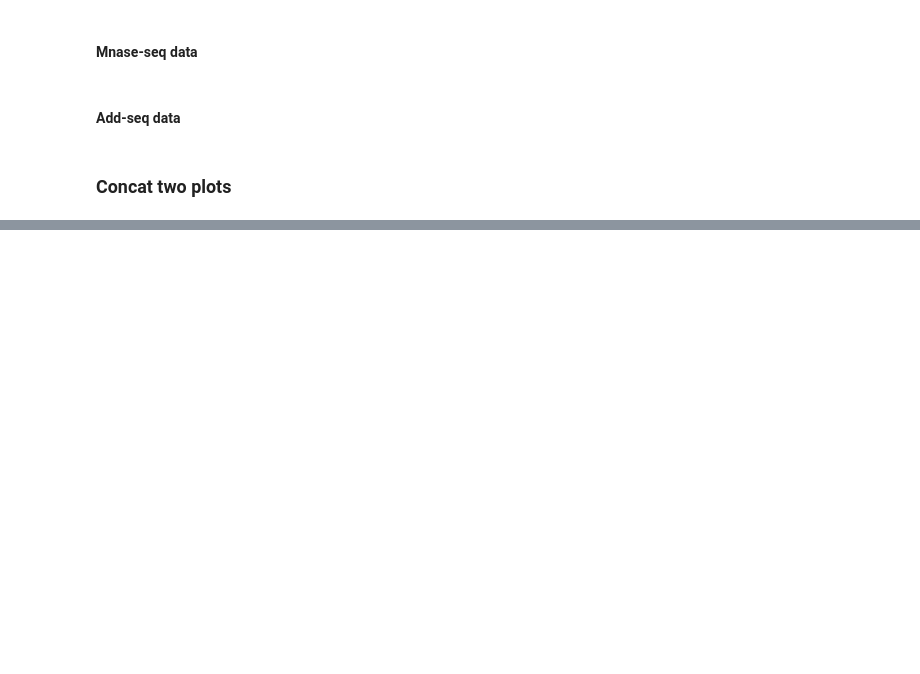
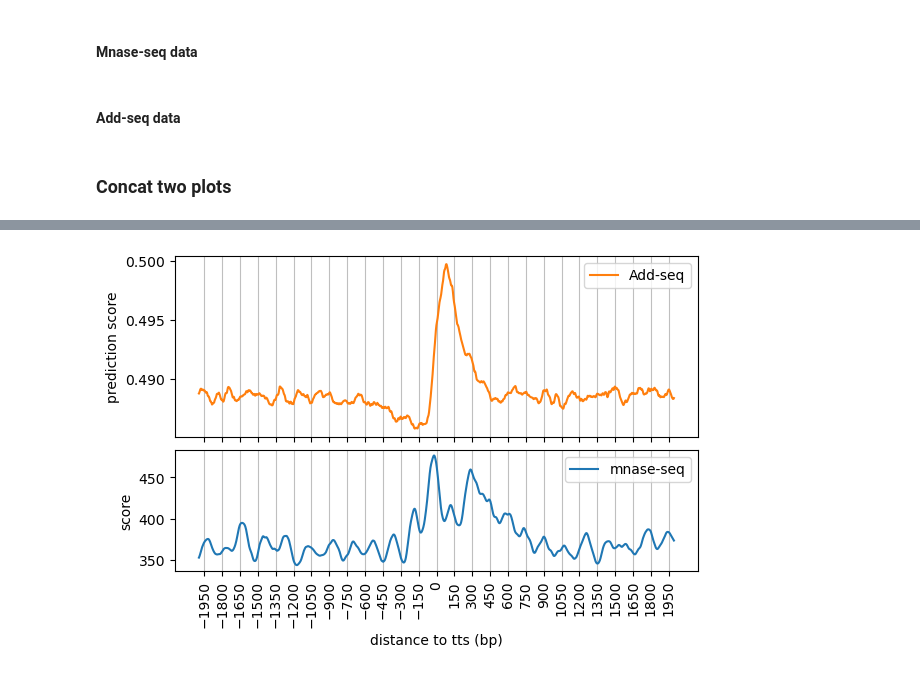
Before and after one commit to baigal628/addseq_manuscript, a Jupyter notebook: scripts/Figure4_neuralnetwork.ipynb, the cells around one changed output, grey strips where cells are left out. Drawn from its saved outputs; the diff is of its cells as text; code cells hidden in the pictures; blank space fills up the shorter version.

```diff
--- a/scripts/Figure4_neuralnetwork.ipynb
+++ b/scripts/Figure4_neuralnetwork.ipynb
@@ -215,45 +252,24 @@ xval22, yval22 = plotAggregate(pred = '../data/resnetv1_all_prediction.tsv', out
 # %%
-halfwindow = 2000
-space = 150
-f, (ax1, ax2) = plt.subplots(2, sharex='all', gridspec_kw={'height_ratios': [3, 2]}, figsize=(6,4), layout="constrained")
-
-color = 'tab:orange'
-ax1.set_ylabel('prediction score', color='black')
-ax1.plot(xval2, yval2, color=color, label = 'Add-seq')
-ax1.grid(alpha=0.8, axis = 'x')
-ax1.legend()
-color = 'tab:blue'
-ax2.set_ylabel('score', color='black')  # we already handled the x-label with ax1
-ax2.plot(xval, yval, color=color, label = 'mnase-seq')
-ax2.set_xlabel('distance to tss (bp)')
-ax2.set_xticks(np.concatenate((np.flip(np.arange(0, -halfwindow-1, -space)[1:]), np.arange(0, halfwindow+1, space)), axis=0))
-ax2.grid(alpha=0.8, axis = 'x')
-ax2.legend()
-
-
-plt.xticks( rotation='vertical')
-plt.subplots_adjust(hspace=.03)
-plt.savefig('../figures/Figure4F_tss_mnaseq_addseq_one_plot.pdf', dpi = 200)
-
-
 halfwindow = 2000
 space = 150
 
 f, (ax1, ax2) = plt.subplots(2, sharex='all', gridspec_kw={'height_ratios': [3, 2]}, figsize=(6,4), layout="constrained")
 color = 'tab:orange'
 ax1.set_ylabel('prediction score', color='black')
-ax1.plot(xval22, yval22, color=color, label = 'Add-seq')
+ax1.plot(xval12, yval12, color=color, label = 'Add-seq')
 ax1.grid(alpha=0.8, axis = 'x')
 ax1.legend()
 color = 'tab:blue'
 ax2.set_ylabel('score', color='black')  # we already handled the x-label with ax1
 ax2.plot(xval0, yval0, color=color, label = 'mnase-seq')
 ax2.set_xlabel('distance to tts (bp)')
 ax2.set_xticks(np.concatenate((np.flip(np.arange(0, -halfwindow-1, -space)[1:]), np.arange(0, halfwindow+1, space)), axis=0))
 ax2.grid(alpha=0.8, axis = 'x')
 ax2.legend()
 
 
 plt.xticks( rotation='vertical')
 # plt.subplots_adjust(hspace=.03)
 plt.savefig('../figures/Figure4G_tts_mnaseq_addseq_one_plot.pdf', dpi = 200)
+# %% [output]
+[figure, added]
```
Also changed, not shown: parts of 4 cells of this notebook, 11 other files.
